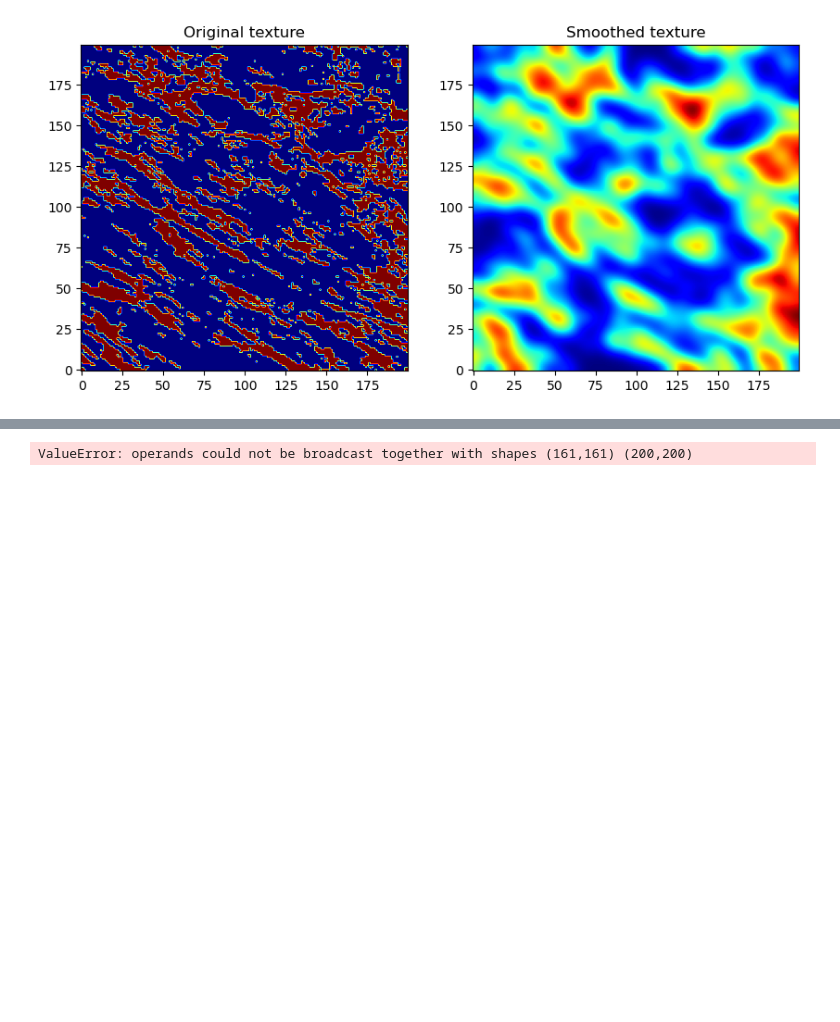
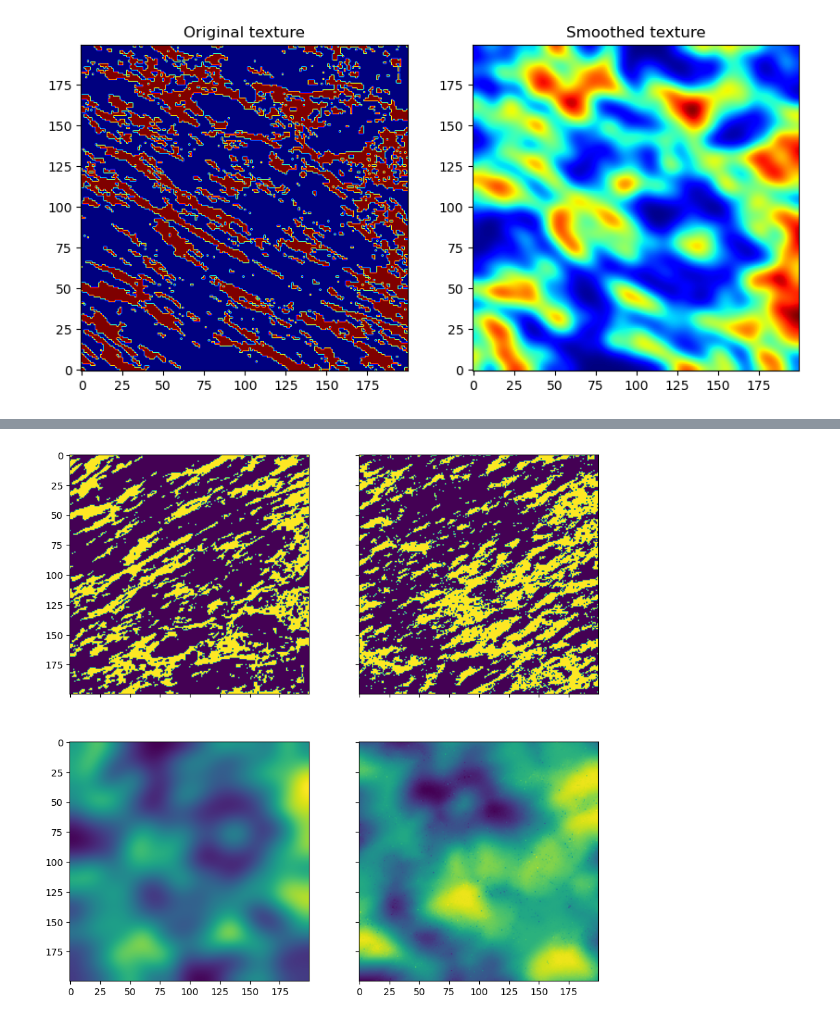
Before and after one commit to TiNezlobinsky/BiTis, a Jupyter notebook: examples/ds_tutorial.ipynb, the cells around one changed output, grey strips where cells are left out. Saved outputs shown, nothing was run; the diff lists cells and outputs as text; code cells hidden in the pictures; blank space fills up the shorter version.

Commit message:
Fix multivariate sampling

```diff
--- a/examples/ds_tutorial.ipynb
+++ b/examples/ds_tutorial.ipynb
@@ -74,34 +75,38 @@ plt.show()
 # %%
 import bitis as bt
 
 
-training_image = texture
+training_image = texture.copy()
 
 max_known_pixels = 30
 max_template_size = 40
 min_template_size = 3
-num_of_candidates = 2
+num_of_candidates = 3
 min_known_pixels = 1
-use_tf = False
 
 simulation_tex = np.zeros_like(training_image)
-simulation = bt.Simulation()
-simulation.path_builder = bt.RandomSimulationPathBuilder(simulation_tex)
-simulation.template_builder = bt.AdaptiveTemplateBuilder(simulation_tex,
+multi_var_simulation = bt.Simulation()
+multi_var_simulation.path_builder = bt.MultivariateSimulationPathBuilder(simulation_tex)
+multi_var_simulation.template_builder = bt.AdaptiveTemplateBuilder(simulation_tex,
                                                          max_known_pixels,
                                                          max_template_size,
                                                          min_template_size)
-simulation.template_matching = bt.MultivariateVariableMatching(training_image,
-                                                               joint_image,
+multi_var_simulation.template_matching = bt.MultivariateVariableMatching(training_image,
+                                                               joint_training_image,
+                                                               joint_simulated_image,
                                                                num_of_candidates,
-                                                               min_known_pixels,
-                                                               use_tf)
-simulated_tex = simulation.run()
+                                                               min_known_pixels)
 
-fig, ax = plt.subplots(1, 3, figsize=(10, 5), sharex=True, sharey=True)
-ax[0].imshow(training_image)
-ax[1].imshow(simulated_tex)
-ax[2].imshow(simulation._index_map)
+simulated_tex = multi_var_simulation.run()
+
+%matplotlib inline
+
+fig, ax = plt.subplots(ncols=2, nrows=2, figsize=(10, 10),
+                       sharex=True, sharey=True)
+ax[0, 0].imshow(training_image)
+ax[0, 1].imshow(simulated_tex)
+ax[1, 0].imshow(joint_training_image)
+ax[1, 1].imshow(joint_simulated_image)
 plt.show()
 # %% [output]
-ValueError: operands could not be broadcast together with shapes (161,161) (200,200)
+[figure, added]
```
Also changed, not shown: parts of 2 cells of this notebook, 13 other files.
